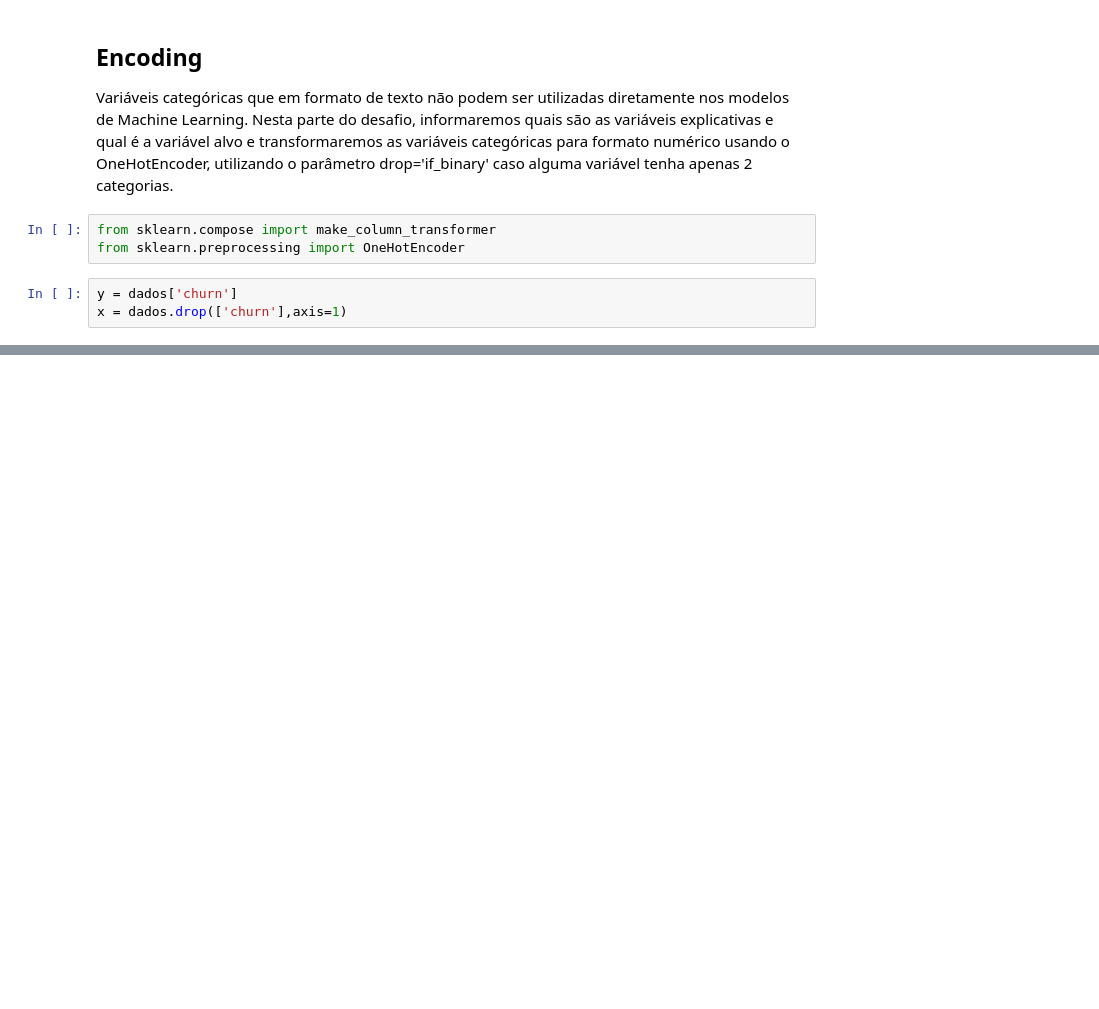
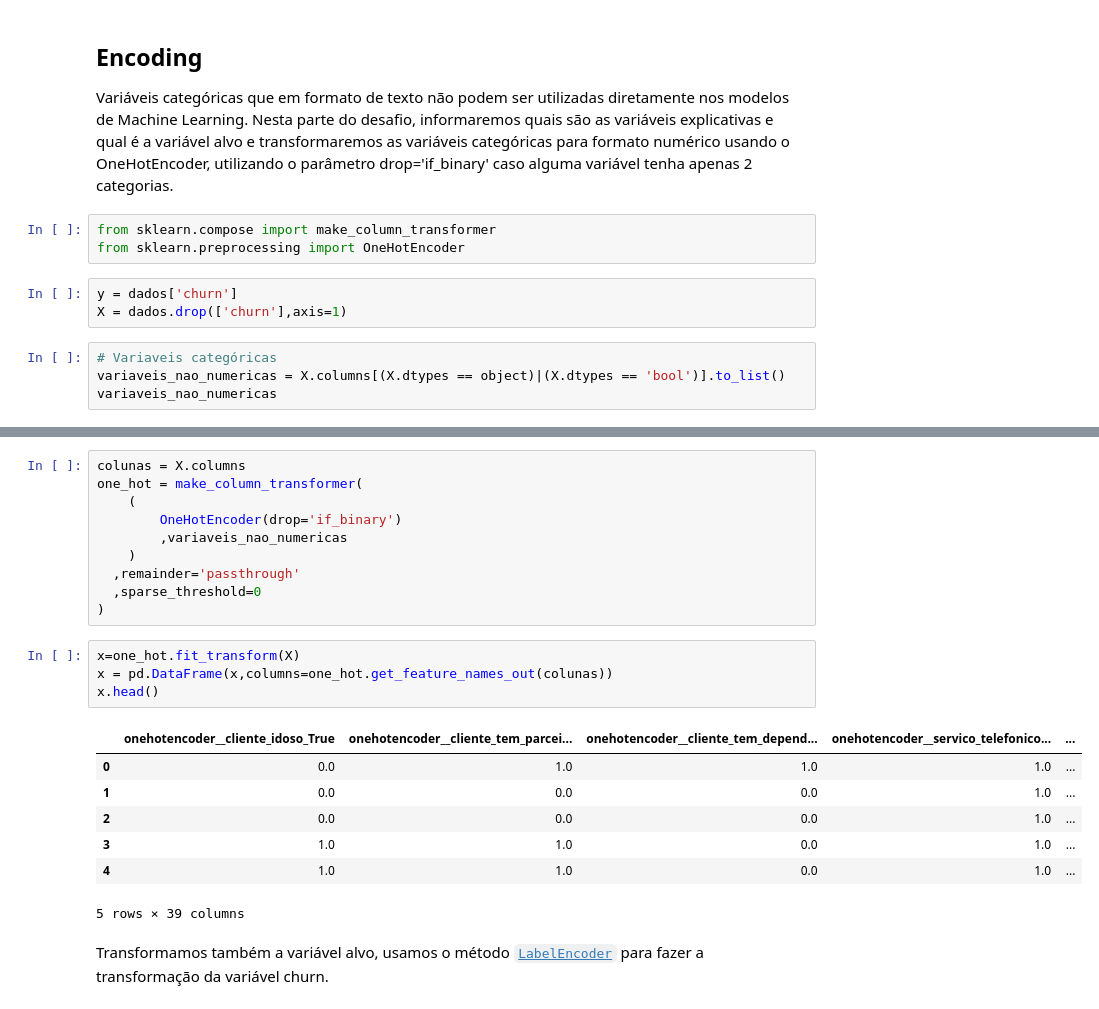
Before and after one commit to Angel-Arroyo-H/alura-data-science-challenge-3, a Jupyter notebook: Alura_DataScience_Challenge3.ipynb, the cells around one changed output, grey strips where cells are left out. Cells and saved outputs as stored; diff of their text form; blank space fills up the shorter version.

```diff
--- a/Alura_DataScience_Challenge3.ipynb
+++ b/Alura_DataScience_Challenge3.ipynb
@@ -39,4 +294,8 @@ from sklearn.compose import make_column_transformer
 from sklearn.preprocessing import OneHotEncoder
 # %%
 y = dados['churn']
-x = dados.drop(['churn'],axis=1)
+X = dados.drop(['churn'],axis=1)
+# %%
+# Variaveis categóricas
+variaveis_nao_numericas = X.columns[(X.dtypes == object)|(X.dtypes == 'bool')].to_list()
+variaveis_nao_numericas
@@ -42,0 +319,24 @@ x = dados.drop(['churn'],axis=1)
+# %%
+colunas = X.columns
+one_hot = make_column_transformer(
+    (
+        OneHotEncoder(drop='if_binary')
+        ,variaveis_nao_numericas
+    )
+  ,remainder='passthrough'
+  ,sparse_threshold=0
+)
+# %%
+x=one_hot.fit_transform(X)
+x = pd.DataFrame(x,columns=one_hot.get_feature_names_out(colunas))
+x.head()
+# %% [output]
+|  | onehotencoder__cliente_idoso_True | onehotencoder__cliente_tem_parcei... | onehotencoder__cliente_tem_depend... | onehotencoder__servico_telefonico... | ... |
+| 0 | 0.0 | 1.0 | 1.0 | 1.0 | ... |
+| 1 | 0.0 | 0.0 | 0.0 | 1.0 | ... |
+| 2 | 0.0 | 0.0 | 0.0 | 1.0 | ... |
+| 3 | 1.0 | 1.0 | 0.0 | 1.0 | ... |
+| 4 | 1.0 | 1.0 | 0.0 | 1.0 | ... |
+5 rows × 39 columns
+# %% [markdown]
+Transformamos também a variável alvo, usamos o método [`LabelEncoder`](https://scikit-learn.org/stable/modules/generated/sklearn.preprocessing.LabelEncoder.html) para fazer a transformação da variável churn.
```
Also changed, not shown: parts of 75 cells of this notebook.
